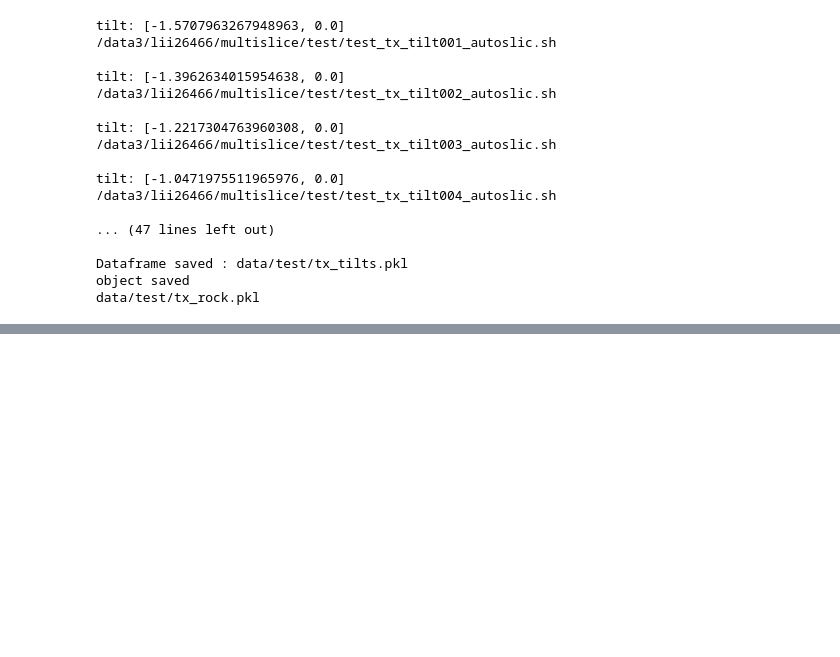
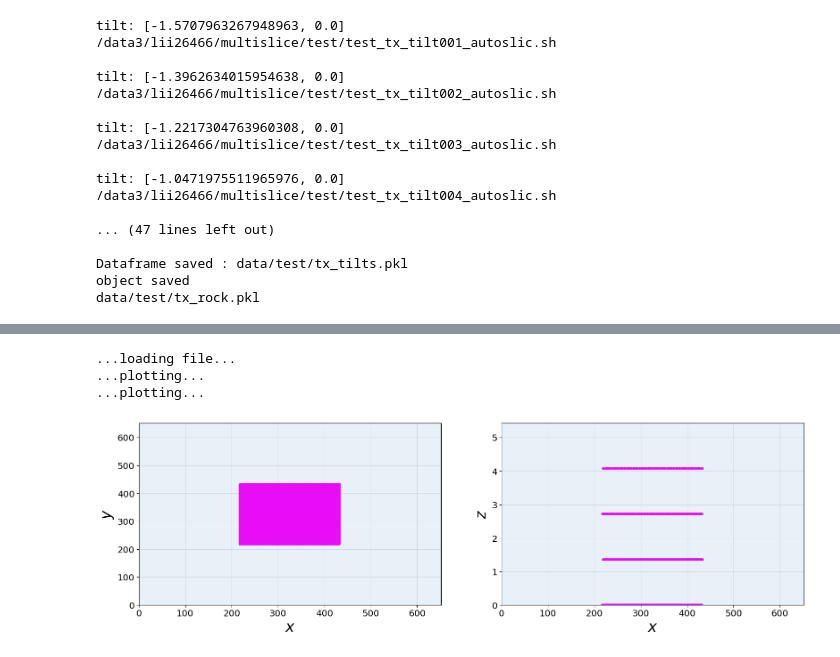
Before and after one commit to ccp4/electron-diffraction, a Jupyter notebook: multislice/notebooks/multislice/Silicon.ipynb, the cells around one changed output, grey strips where cells are left out. Saved outputs shown, nothing was run; the diff lists cells and outputs as text; code cells hidden in the pictures; blank space fills up the shorter version.

```diff
--- a/multislice/notebooks/multislice/Silicon.ipynb
+++ b/multislice/notebooks/multislice/Silicon.ipynb
@@ -232,0 +339,11 @@ ms0.beam_vs_thickness(tol=1e-4)
+# %%
+rep,pad=40,1
+tag = 'n%d_pad%d' %(rep,pad)
+xyz = 'Si001_%s.xyz' %tag
+# mut.gen_xyz('Si',n=[0,0,1],theta=0,rep=[rep,rep,1],pad=[pad,pad,0],xyz=xyz)
+mut.show_grid(path+xyz,opts=['xy','xz'])
+# %% [output]
+...loading file...
+...plotting...
+...plotting...
+[figure, added]
```
Also changed, not shown: parts of 57 cells of this notebook, 2 other files.
